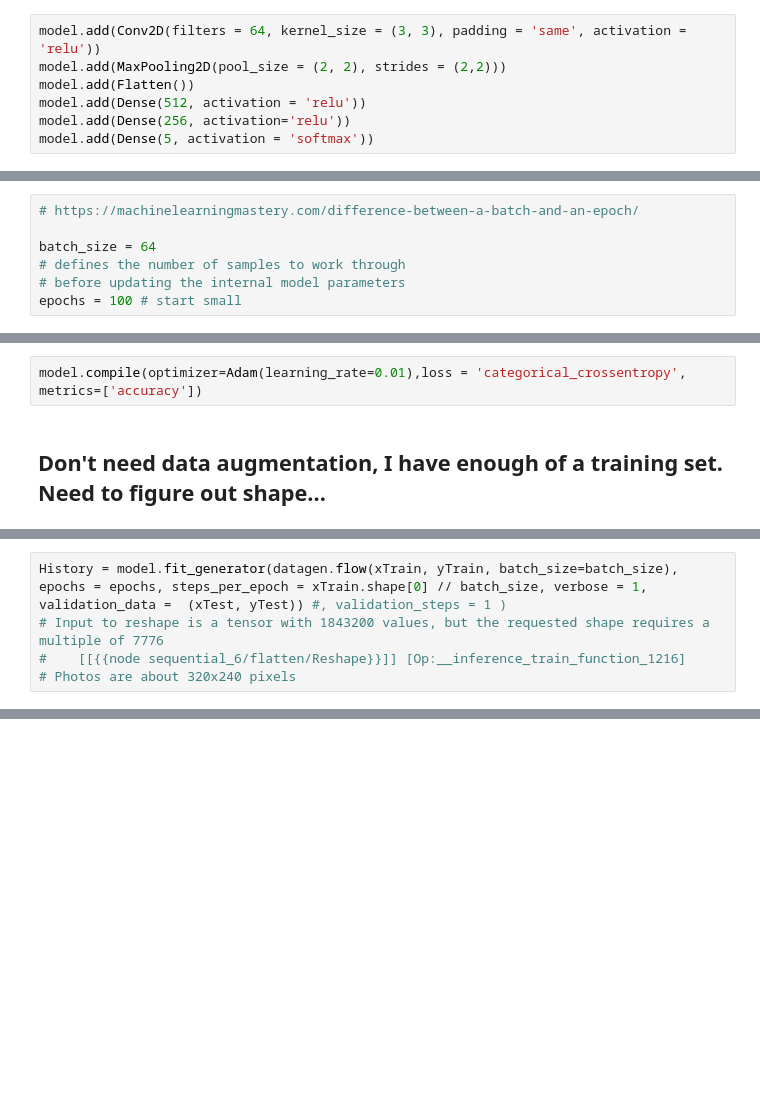
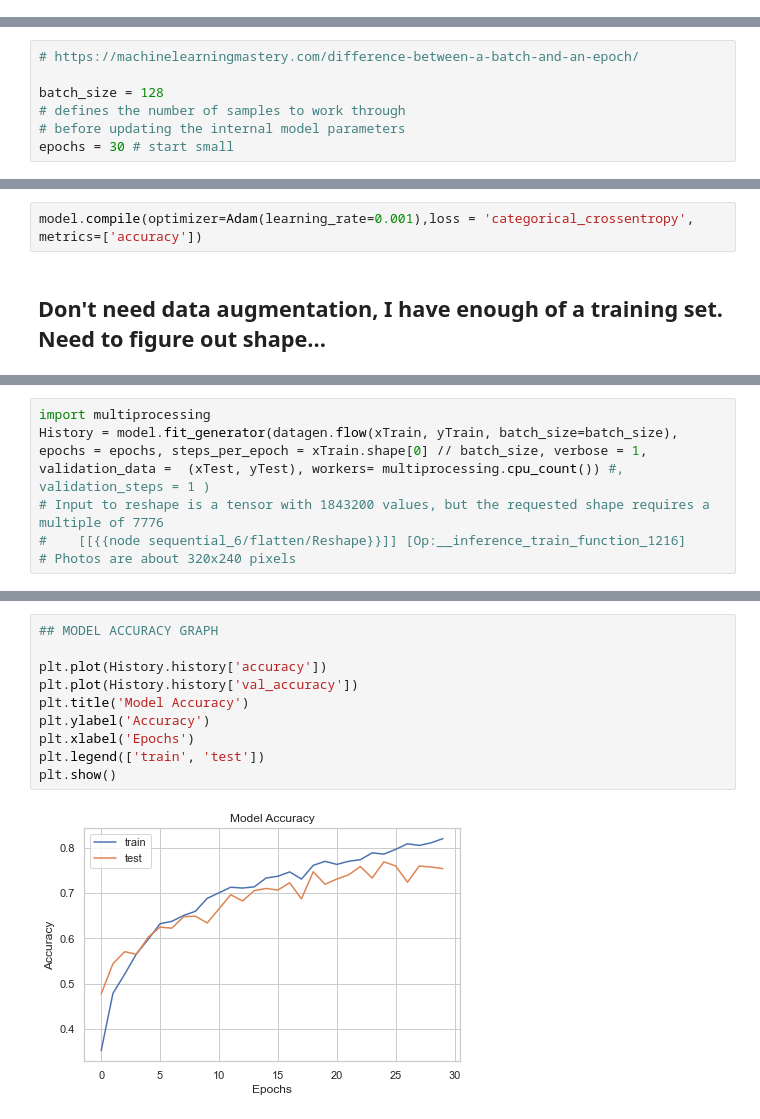
Before and after one commit to NicholasRootWilcox/final, a Jupyter notebook: final_flowers.ipynb, the cells around one changed output, grey strips where cells are left out. Cells and saved outputs as stored; diff of their text form; blank space fills up the shorter version.

Commit message:
82.11% Accuracy

```diff
--- a/final_flowers.ipynb
+++ b/final_flowers.ipynb
@@ -330,10 +254,3 @@ model.add(MaxPooling2D(pool_size = (2, 2), strides = (2,2)))
-# %%
-model.add(Conv2D(filters = 64, kernel_size = (3, 3), padding = 'same', activation = 'relu'))
-model.add(MaxPooling2D(pool_size = (2, 2), strides = (2,2)))
-model.add(Flatten())
-model.add(Dense(512, activation = 'relu'))
-model.add(Dense(256, activation='relu'))
-model.add(Dense(5, activation = 'softmax'))
 # %%
 #model.add(Flatten())
 #model.add(Dense(512))
@@ -343,10 +260,10 @@ model.add(Dense(5, activation = 'softmax'))
 # %%
 # https://machinelearningmastery.com/difference-between-a-batch-and-an-epoch/
 
-batch_size = 64
+batch_size = 128
 # defines the number of samples to work through
 # before updating the internal model parameters
-epochs = 100 # start small
+epochs = 30 # start small
 # %%
 from keras.callbacks import ReduceLROnPlateau
 # ReduceLROnPLateau = reduce learning rate when a metric has stoped improving
@@ -382,7 +299,7 @@ datagen = ImageDataGenerator(
 )
 datagen.fit(xTrain)
 # %%
-model.compile(optimizer=Adam(learning_rate=0.01),loss = 'categorical_crossentropy', metrics=['accuracy'])
+model.compile(optimizer=Adam(learning_rate=0.001),loss = 'categorical_crossentropy', metrics=['accuracy'])
 # %% [markdown]
 ## Don't need data augmentation, I have enough of a training set. Need to figure out shape...
 # %%
@@ -408,7 +325,8 @@ Trainable params: 1,407,557
 Non-trainable params: 0
 _________________________________________________________________
 # %%
-History = model.fit_generator(datagen.flow(xTrain, yTrain, batch_size=batch_size), epochs = epochs, steps_per_epoch = xTrain.shape[0] // batch_size, verbose = 1, validation_data =  (xTest, yTest)) #, validation_steps = 1 )
+import multiprocessing
+History = model.fit_generator(datagen.flow(xTrain, yTrain, batch_size=batch_size), epochs = epochs, steps_per_epoch = xTrain.shape[0] // batch_size, verbose = 1, validation_data =  (xTest, yTest), workers= multiprocessing.cpu_count()) #, validation_steps = 1 )
 # Input to reshape is a tensor with 1843200 values, but the requested shape requires a multiple of 7776
 #	 [[{{node sequential_6/flatten/Reshape}}]] [Op:__inference_train_function_1216]
 # Photos are about 320x240 pixels
@@ -424,0 +363,12 @@ plt.show()
+# %%
+## MODEL ACCURACY GRAPH
+
+plt.plot(History.history['accuracy'])
+plt.plot(History.history['val_accuracy'])
+plt.title('Model Accuracy')
+plt.ylabel('Accuracy')
+plt.xlabel('Epochs')
+plt.legend(['train', 'test'])
+plt.show()
+# %% [output]
+[figure, added]
```
Also changed, not shown: parts of 12 cells of this notebook.
